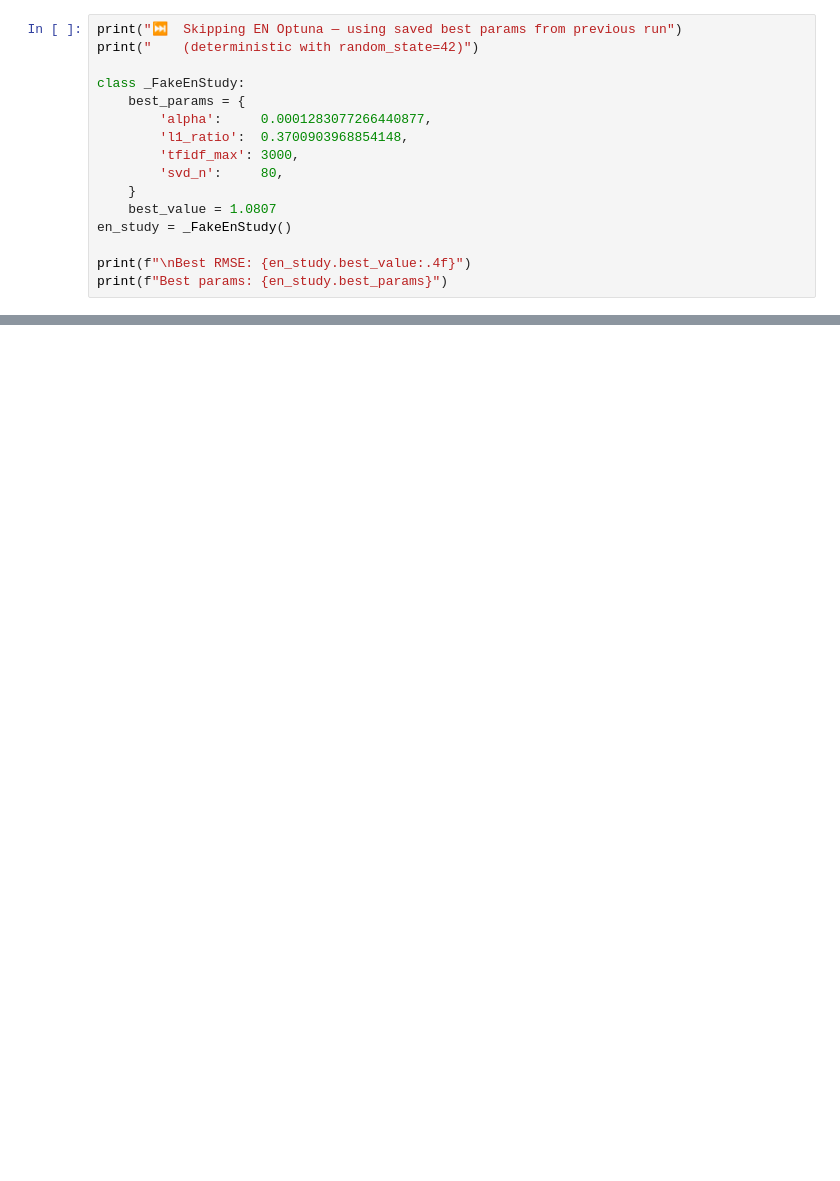
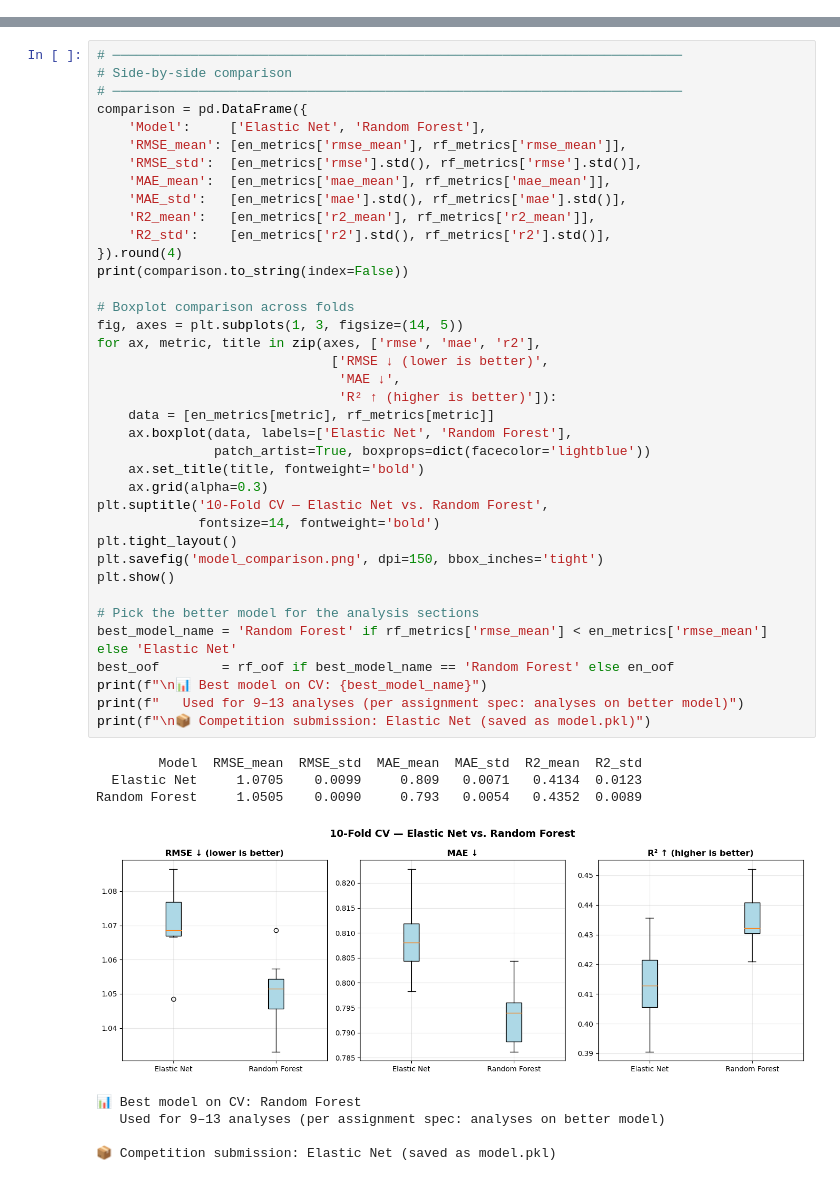
Before and after one commit to Shakedams/imdb-rating-prediction, a Jupyter notebook: notebook.ipynb, the cells around one changed output, grey strips where cells are left out. Drawn from its saved outputs; the diff is of its cells as text; blank space fills up the shorter version.

Commit message:
Update notebook, model, README, requirements

```diff
--- a/notebook.ipynb
+++ b/notebook.ipynb
@@ -1724,16 +0,0 @@ Total features entering pipeline: 71
-# %%
-print("⏭️  Skipping EN Optuna — using saved best params from previous run")
-print("    (deterministic with random_state=42)")
-
-class _FakeEnStudy:
-    best_params = {
-        'alpha':     0.0001283077266440877,
-        'l1_ratio':  0.3700903968854148,
-        'tfidf_max': 3000,
-        'svd_n':     80,
-    }
-    best_value = 1.0807
-en_study = _FakeEnStudy()
-
-print(f"\nBest RMSE: {en_study.best_value:.4f}")
-print(f"Best params: {en_study.best_params}")
@@ -2660,0 +2573,47 @@ Testing safe_predict on 10 samples...
+# %%
+# ─────────────────────────────────────────────────────────────────────────
+# Side-by-side comparison
+# ─────────────────────────────────────────────────────────────────────────
+comparison = pd.DataFrame({
+    'Model':     ['Elastic Net', 'Random Forest'],
+    'RMSE_mean': [en_metrics['rmse_mean'], rf_metrics['rmse_mean']],
+    'RMSE_std':  [en_metrics['rmse'].std(), rf_metrics['rmse'].std()],
+    'MAE_mean':  [en_metrics['mae_mean'], rf_metrics['mae_mean']],
+    'MAE_std':   [en_metrics['mae'].std(), rf_metrics['mae'].std()],
+    'R2_mean':   [en_metrics['r2_mean'], rf_metrics['r2_mean']],
+    'R2_std':    [en_metrics['r2'].std(), rf_metrics['r2'].std()],
+}).round(4)
+print(comparison.to_string(index=False))
+
+# Boxplot comparison across folds
+fig, axes = plt.subplots(1, 3, figsize=(14, 5))
+for ax, metric, title in zip(axes, ['rmse', 'mae', 'r2'],
+                              ['RMSE ↓ (lower is better)',
+                               'MAE ↓',
+                               'R² ↑ (higher is better)']):
+    data = [en_metrics[metric], rf_metrics[metric]]
+    ax.boxplot(data, labels=['Elastic Net', 'Random Forest'],
+               patch_artist=True, boxprops=dict(facecolor='lightblue'))
+    ax.set_title(title, fontweight='bold')
+    ax.grid(alpha=0.3)
+plt.suptitle('10-Fold CV — Elastic Net vs. Random Forest',
+             fontsize=14, fontweight='bold')
+plt.tight_layout()
+plt.savefig('model_comparison.png', dpi=150, bbox_inches='tight')
+plt.show()
+
+# Pick the better model for the analysis sections
+best_model_name = 'Random Forest' if rf_metrics['rmse_mean'] < en_metrics['rmse_mean'] else 'Elastic Net'
+best_oof        = rf_oof if best_model_name == 'Random Forest' else en_oof
+print(f"\n📊 Best model on CV: {best_model_name}")
+print(f"   Used for 9–13 analyses (per assignment spec: analyses on better model)")
+print(f"\n📦 Competition submission: Elastic Net (saved as model.pkl)")
+# %% [output]
+        Model  RMSE_mean  RMSE_std  MAE_mean  MAE_std  R2_mean  R2_std
+  Elastic Net     1.0705    0.0099     0.809   0.0071   0.4134  0.0123
+Random Forest     1.0505    0.0090     0.793   0.0054   0.4352  0.0089
+[figure, added]
+📊 Best model on CV: Random Forest
+   Used for 9–13 analyses (per assignment spec: analyses on better model)
+
+📦 Competition submission: Elastic Net (saved as model.pkl)
```
Also changed, not shown: parts of 107 cells of this notebook, 3 other files.
